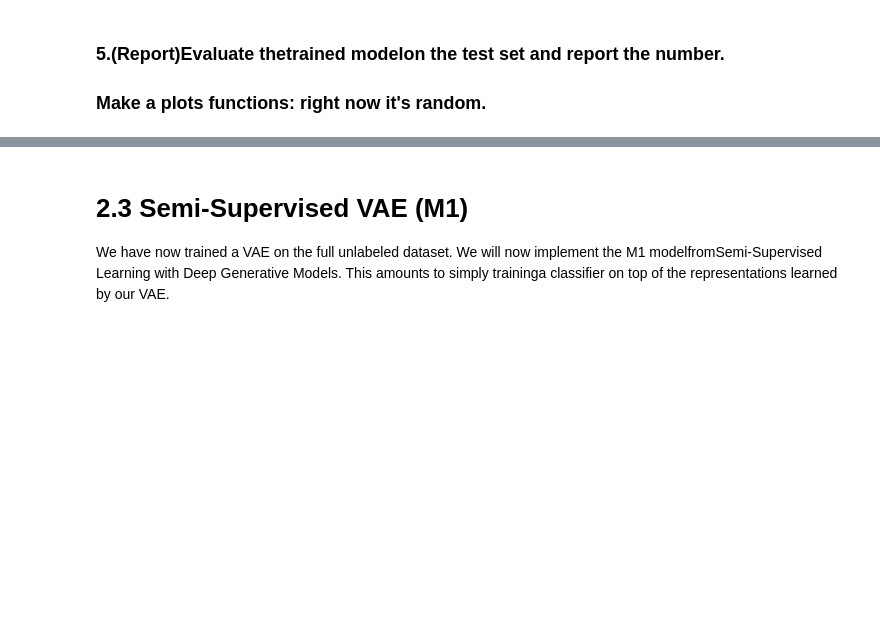
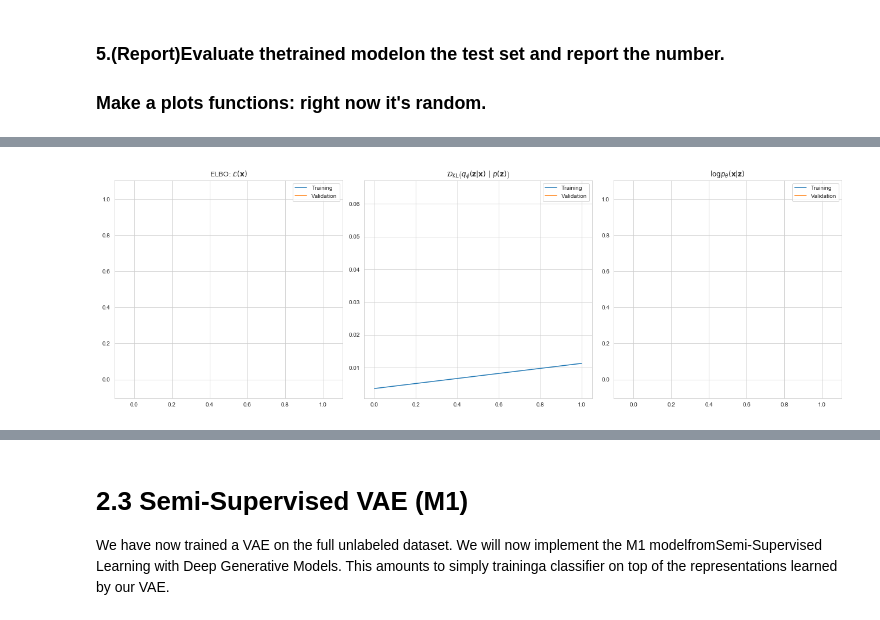
Before and after one commit to Blankuca/DeepLearning-VAE, a Jupyter notebook: Main_EEG.ipynb, the cells around one changed output, grey strips where cells are left out. Saved outputs shown, nothing was run; the diff lists cells and outputs as text; code cells hidden in the pictures; blank space fills up the shorter version.

```diff
--- a/Main_EEG.ipynb
+++ b/Main_EEG.ipynb
@@ -565,0 +729,36 @@ MNEPlotter.plot_2d_latents(axes[0,0], outputs, y)
+# %%
+def plot_AC(training_data, validation_data,tmp_img="tmp_vae_ac.png",show=True ,figsize=(18, 6)):
+    fig, axes = plt.subplots(1, 3, figsize=figsize, squeeze=False)
+
+    # plot ELBO
+    ax = axes[0,0]
+    ax.set_title(r'ELBO: $\mathcal{L} ( \mathbf{x} )$')
+    ax.plot(training_data['elbo'], label='Training')
+    ax.plot(validation_data['elbo'], label='Validation')
+    ax.legend()
+
+    # plot KL
+    ax = axes[0,1]
+    ax.set_title(r'$\mathcal{D}_{\operatorname{KL}}\left(q_\phi(\mathbf{z}|\mathbf{x})\ |\ p(\mathbf{z})\right)$')
+    ax.plot(training_data['kl'], label='Training')
+    ax.plot(validation_data['kl'], label='Validation')
+    ax.legend()
+
+    # plot NLL
+    ax = axes[0,2]
+    ax.set_title(r'$\log p_\theta(\mathbf{x} | \mathbf{z})$')
+    ax.plot(training_data['log_px'], label='Training')
+    ax.plot(validation_data['log_px'], label='Validation')
+    ax.legend()
+
+    # display
+    plt.tight_layout()
+    plt.savefig(tmp_img)
+    plt.close(fig)
+    if show:
+        display(Image(filename=tmp_img))
+        clear_output(wait=True)
+
+
+plot_AC(training_data, validation_data)
+# %% [output]
@@ -565,0 +767 @@ MNEPlotter.plot_2d_latents(axes[0,0], outputs, y)
+[figure, added]
```
Also changed, not shown: parts of 44 cells of this notebook.
